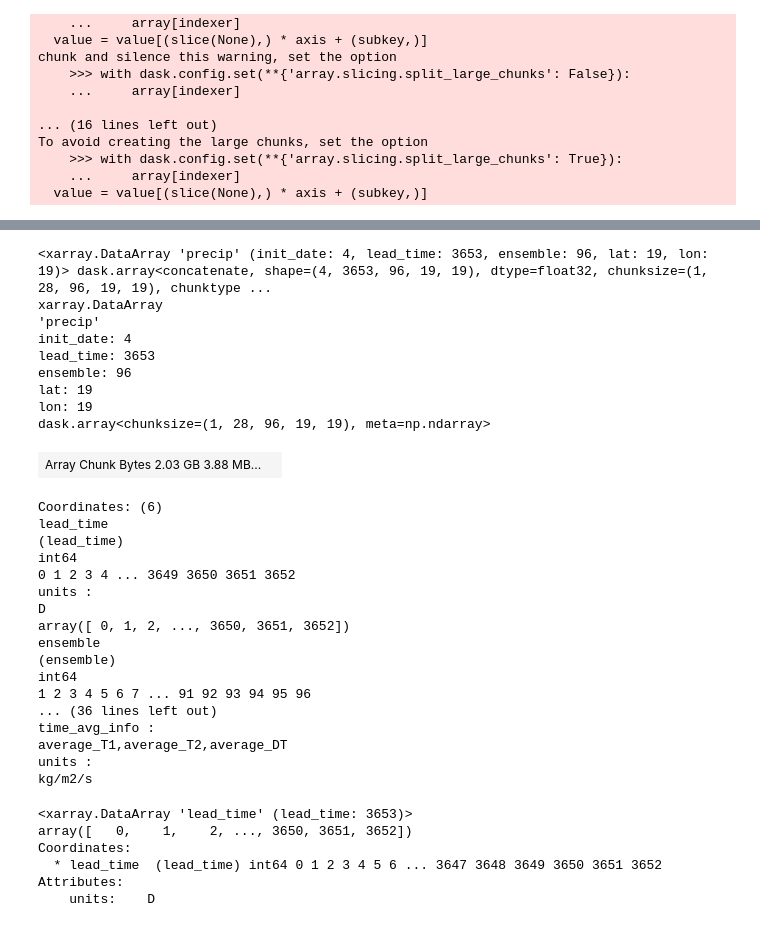
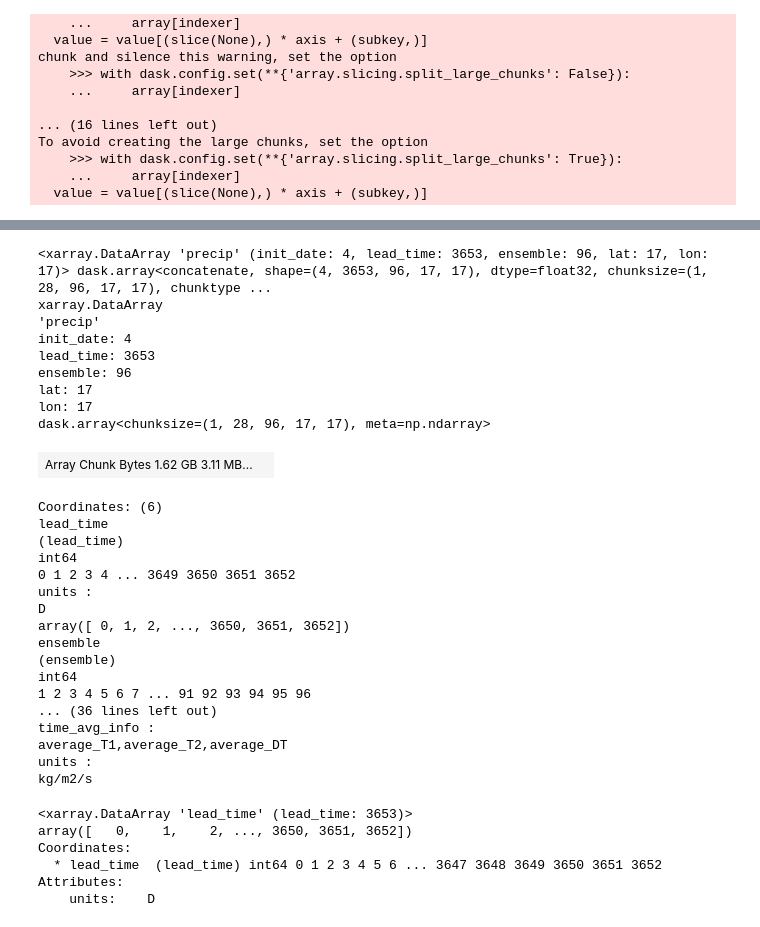
Before and after one commit to AusClimateService/unseen, a Jupyter notebook: preprocessing.ipynb, the cells around one changed output, grey strips where cells are left out. Drawn from its saved outputs; the diff is of its cells as text; code cells hidden in the pictures.

```diff
--- a/preprocessing.ipynb
+++ b/preprocessing.ipynb
@@ -176,7 +183,7 @@ def get_region(da, box):
 
     return da
 # %%
-da = get_region(da, [-46, -9, 111, 157])
+da = get_region(da, AUS_BOX)
 # %% [output]
 chunk and silence this warning, set the option
     >>> with dask.config.set(**{'array.slicing.split_large_chunks': False}):
@@ -252,17 +257,17 @@ def open_and_clip(infile):
         if drop_coord in da.coords:
             da = da.drop(drop_coord)
 
-    da = get_region(da, [-46, -9, 111, 157])
+    da = get_region(da, AUS_BOX)
 
     return da
 # %%
 datasets = []
-for infile in infiles[0:4]:
+for infile in cafe_files[0:4]:
     da = open_and_clip(infile)
     lead_time = range(len(da['time']))
     init_date = np.datetime64(da['time'].values[0].strftime('%Y-%m-%d'))
     datasets.append(da.rename({'time': 'lead_time'}).assign_coords({'lead_time': lead_time, 'init_date': init_date}))
-da = xr.concat(datasets, dim='init_date')
+da_cafe = xr.concat(datasets, dim='init_date')
 # %% [output]
 chunk and silence this warning, set the option
     >>> with dask.config.set(**{'array.slicing.split_large_chunks': False}):
@@ -312,25 +317,25 @@ average_T1,average_T2,average_DT
 units :
 kg/m2/s
 # %%
-time_values = [da.get_index('init_date').shift(int(lead), 'D') for lead in da['lead_time']]
+time_values = [da_cafe.get_index('init_date').shift(int(lead), 'D') for lead in da_cafe['lead_time']]
 target_times = xr.DataArray(time_values,
-                            dims={'lead_time': da['lead_time'],
-                                  'init_date': da['init_date']})
-da['lead_time'].attrs['units'] = 'D'
-da = da.assign_coords({'time': target_times})
+                            dims={'lead_time': da_cafe['lead_time'],
+                                  'init_date': da_cafe['init_date']})
+da_cafe['lead_time'].attrs['units'] = 'D'
+da_cafe = da_cafe.assign_coords({'time': target_times})
 # %%
-da
+da_cafe
 # %% [output]
-<xarray.DataArray 'precip' (init_date: 4, lead_time: 3653, ensemble: 96, lat: 19, lon: 19)> dask.array<concatenate, shape=(4, 3653, 96, 19, 19), dtype=float32, chunksize=(1, 28, 96, 19, 19), chunktype ...
+<xarray.DataArray 'precip' (init_date: 4, lead_time: 3653, ensemble: 96, lat: 17, lon: 17)> dask.array<concatenate, shape=(4, 3653, 96, 17, 17), dtype=float32, chunksize=(1, 28, 96, 17, 17), chunktype ...
 xarray.DataArray
 'precip'
 init_date: 4
 lead_time: 3653
 ensemble: 96
-lat: 19
-lon: 19
-dask.array<chunksize=(1, 28, 96, 19, 19), meta=np.ndarray>
+lat: 17
+lon: 17
+dask.array<chunksize=(1, 28, 96, 17, 17), meta=np.ndarray>
-| Array Chunk Bytes 2.03 GB 3.88 MB... |  |
+| Array Chunk Bytes 1.62 GB 3.11 MB... |  |
 Coordinates: (6)
 lead_time
 (lead_time)
```
Also changed, not shown: parts of 45 cells of this notebook, 1 other file.
